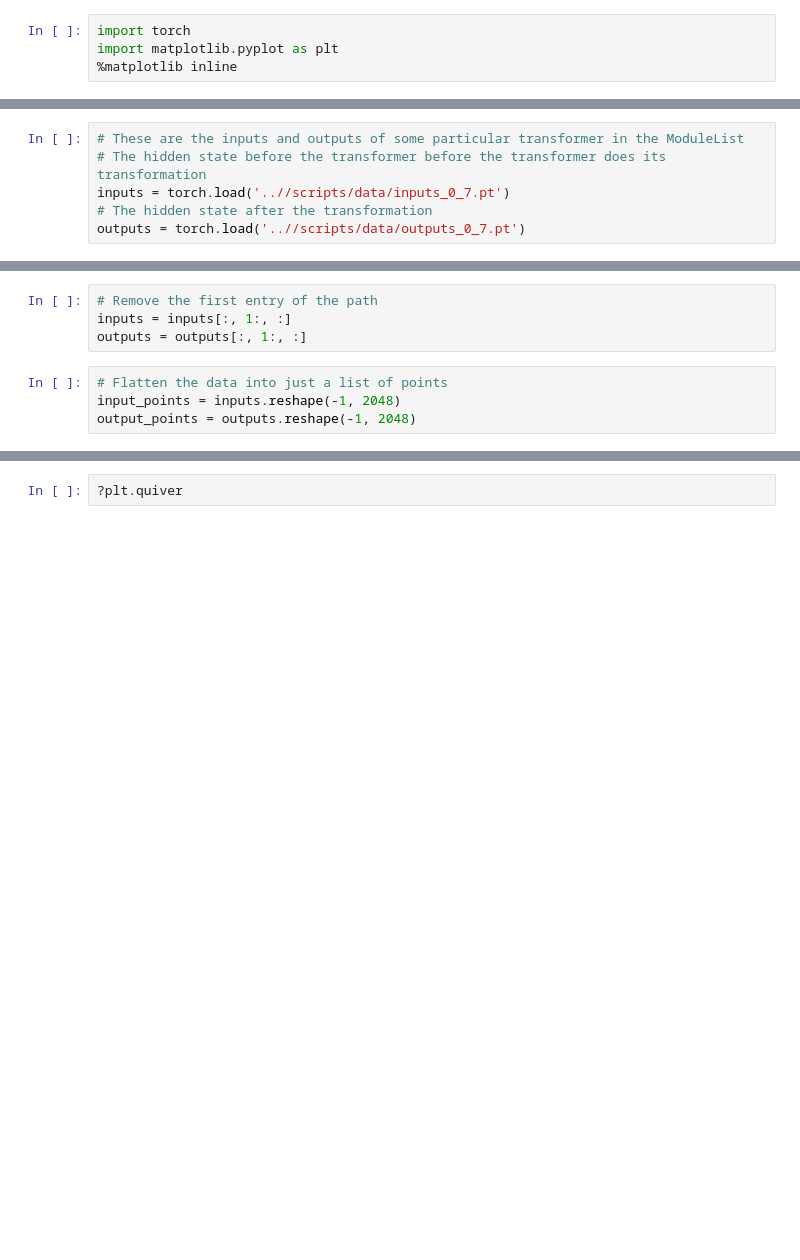
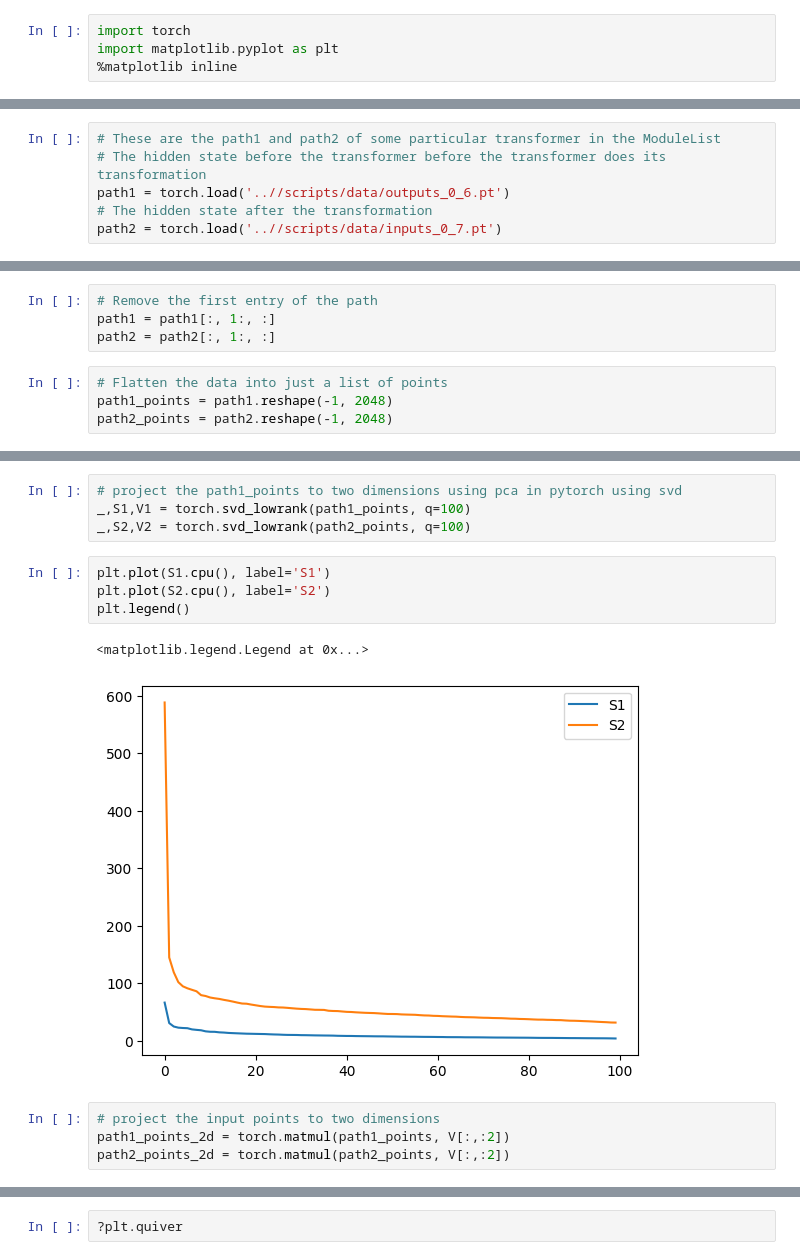
Before and after one commit to rcpaffenroth/iterativennsimple_extension, a Jupyter notebook: huggingface_surgery/notebooks/04-rcp-path-analysis.ipynb, the cells around one changed output, grey strips where cells are left out. Cells and saved outputs as stored; diff of their text form; blank space fills up the shorter version.

```diff
--- a/huggingface_surgery/notebooks/04-rcp-path-analysis.ipynb
+++ b/huggingface_surgery/notebooks/04-rcp-path-analysis.ipynb
@@ -5,8 +35,8 @@ import matplotlib.pyplot as plt
 # %%
-# These are the inputs and outputs of some particular transformer in the ModuleList
+# These are the path1 and path2 of some particular transformer in the ModuleList
 # The hidden state before the transformer before the transformer does its transformation
-inputs = torch.load('..//scripts/data/inputs_0_7.pt')
+path1 = torch.load('..//scripts/data/outputs_0_6.pt')
 # The hidden state after the transformation
-outputs = torch.load('..//scripts/data/outputs_0_7.pt')
+path2 = torch.load('..//scripts/data/inputs_0_7.pt')
 # %%
 # Need to remember this for late
@@ -26,11 +68,11 @@ Length of path:        116
 Dim of points on path: 2048
 # %%
 # Remove the first entry of the path
-inputs = inputs[:, 1:, :]
-outputs = outputs[:, 1:, :]
+path1 = path1[:, 1:, :]
+path2 = path2[:, 1:, :]
 # %%
 # Flatten the data into just a list of points
-input_points = inputs.reshape(-1, 2048)
-output_points = outputs.reshape(-1, 2048)
+path1_points = path1.reshape(-1, 2048)
+path2_points = path2.reshape(-1, 2048)
 # %%
 # Make sure that the flattening works as expected
@@ -38,4 +80,19 @@ torch.norm(inputs[2, 7, :] - input_points.reshape(number_of_paths, length_of_pat
 # %% [output]
 tensor(0., device='cuda:0')
+# %%
+# project the path1_points to two dimensions using pca in pytorch using svd
+_,S1,V1 = torch.svd_lowrank(path1_points, q=100)
+_,S2,V2 = torch.svd_lowrank(path2_points, q=100)
+# %%
+plt.plot(S1.cpu(), label='S1')
+plt.plot(S2.cpu(), label='S2')
+plt.legend()
+# %% [output]
+<matplotlib.legend.Legend at 0x...>
+[figure, added]
+# %%
+# project the input points to two dimensions
+path1_points_2d = torch.matmul(path1_points, V[:,:2])
+path2_points_2d = torch.matmul(path2_points, V[:,:2])
 # %%
 # Whiten the data
```
Also changed, not shown: parts of 18 cells of this notebook.
